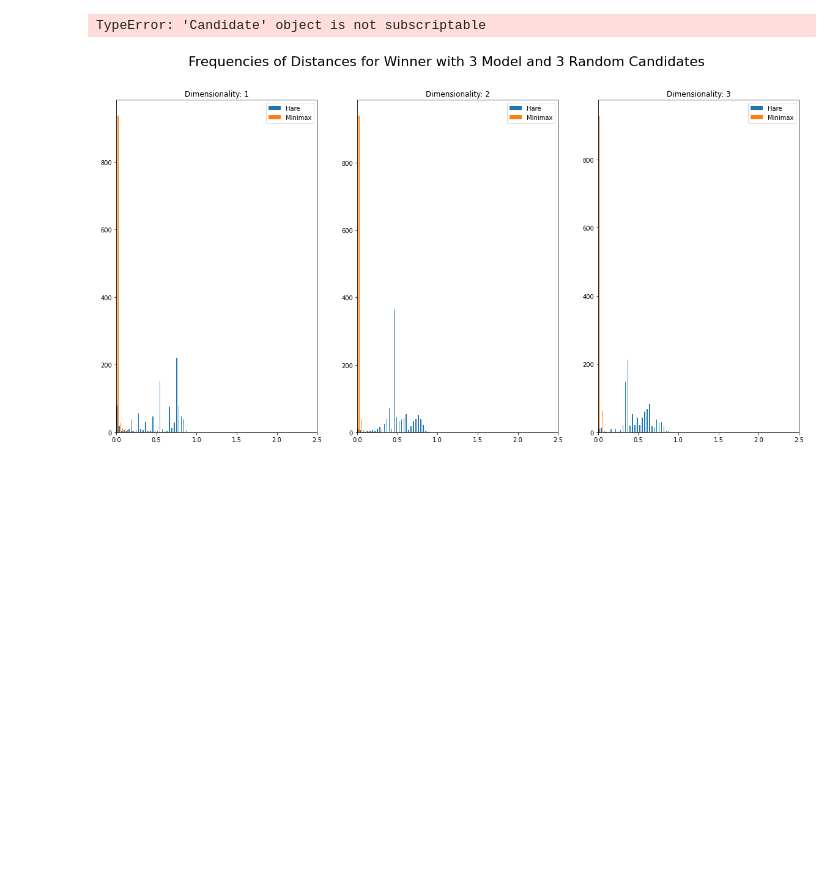
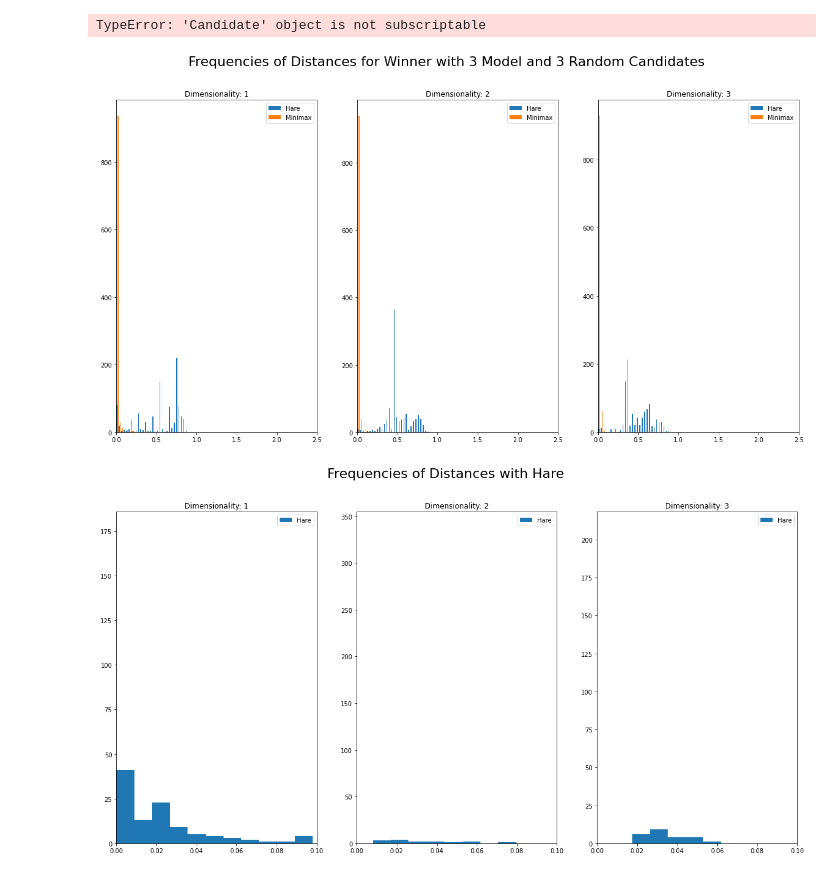
Before and after one commit to robbierobinette/rcv-tensorflow, a Jupyter notebook: plot_results.ipynb, the cells around one changed output. Cells and saved outputs as stored; diff of their text form; code cells hidden in the pictures; blank space fills up the shorter version.

```diff
--- a/plot_results.ipynb
+++ b/plot_results.ipynb
@@ -21,7 +21,43 @@ def load_path(path: str) -> any:
     with open(path, "rb") as f:
         return pickle.load(f)
 
-def plot_results(irv_results: List[List[Candidate]], h2h_results: List[List[Candidate]], title: str):
+def plot_one_process(results: List[List[Candidate]], title: str):
+    n_plots = len(results)
+
+    if n_plots == 3:
+        nrows = 1
+        ncols = 3
+        figsize = (20, 10)
+    else:
+        nrows = 2
+        ncols = 2
+        figsize = (20,20)
+
+    fig, axes = plt.subplots(nrows=nrows, ncols=ncols, figsize=(20,10))
+
+    fig.suptitle(title, color="black", fontsize=22)
+    fig.set_facecolor("white")
+    count = 0
+    for winners in results:
+        if n_plots == 3:
+            axis = axes[count]
+        else:
+            axis = axes[count // 2][count % 2]
+
+        count += 1
+
+        axis.tick_params(axis='x', colors="black")
+        axis.tick_params(axis='y', colors="black")
+        axis.set_xlim([0, .1])
+
+        values = [ c.ideology.distance_from_o() for c in winners]
+
+        axis.hist(values, bins=100, label=["Hare", "Minimax"])
+        axis.set_title("Dimensionality: %d" % count, color="black")
+
+        axis.legend()
+
+def plot_both_results(irv_results: List[List[Candidate]], h2h_results: List[List[Candidate]], title: str):
     n_plots = len(irv_results)
 
     if n_plots == 3:
@@ -72,41 +108,40 @@ def make_plots():
     # irv_results = [r for r in results if r.process.name == "Instant Runoff"]
     # h2h_results = [r for r in results if r.process.name == "Head-to-Head"]
 
     irv_results: List[ProcessResult] = [load_path(s) for s in glob.glob("saved_results-do6a/Hare*.p")]
     h2h_results: List[ProcessResult] = [load_path(s) for s in glob.glob("saved_results-do6a/Minimax*.p")]
 
     irv_results.sort(key=lambda x: x.dim)
     h2h_results.sort(key=lambda x: x.dim)
 
     def winners(results: ProcessResult) -> List[Candidate]:
         return results.stats.winners
 
     def get_candidates(results: ProcessResult) -> List[Candidate]:
         candidates: List[Candidate] = []
         for w, cc in zip(results.stats.winners, results.stats.candidates):
             mc = [c for c in cc if c.name[0] == 'm']
             candidates  += mc
         return candidates
 
-    plot_results(
+    plot_both_results(
         [winners(ir) for ir in irv_results],
         [winners(hr) for hr in h2h_results],
         "Frequencies of Distances for Winner with 3 Model and 3 Random Candidates")
 
+    plot_one_process(
+        [winners(ir) for ir in irv_results],
+        "Frequencies of Distances with Hare")
+
+    plot_one_process(
+        [winners(hr) for hr in h2h_results],
+        "Frequencies of Distances with Minimax")
+
     filtered_irv = [filter_results(ir) for ir in irv_results]
     filtered_h2h = [filter_results(hr) for hr in h2h_results]
 
-    plot_results(
-        [winners(ir) for ir in filtered_irv],
-        [winners(hr) for hr in filtered_h2h],
-        "Frequencies of Distances for Model Winner with 3 Model and 3 Random Candidates")
-
-    plot_results(
-        [get_candidates(ir) for ir in filtered_irv],
-        [get_candidates(hr) for hr in filtered_h2h],
-        "Frequencies of Distances All Model Base Candidates")
-
 make_plots()
 # %% [output]
 TypeError: 'Candidate' object is not subscriptable
 [figure]
+[figure, added]
```
Also changed, not shown: parts of 1 cell of this notebook, 2 other files.
